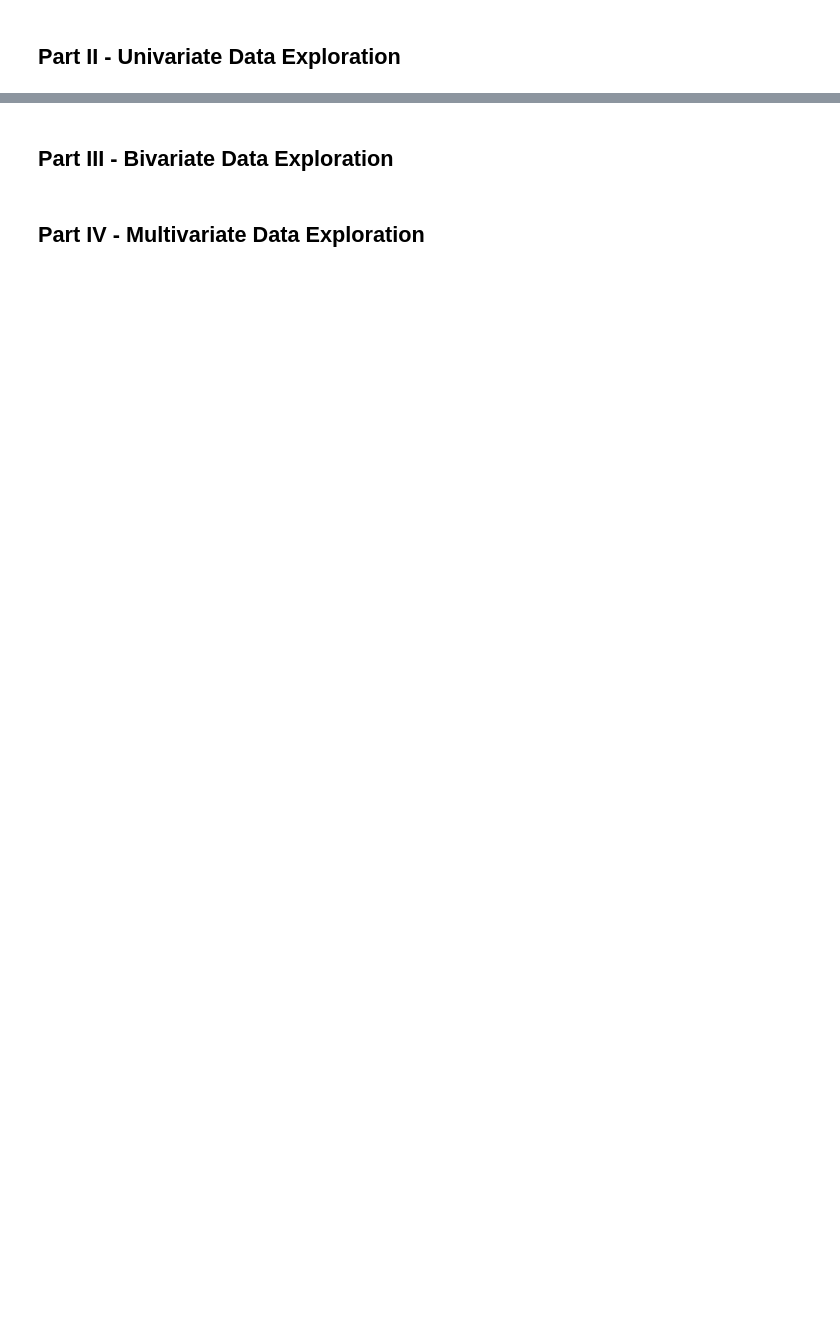
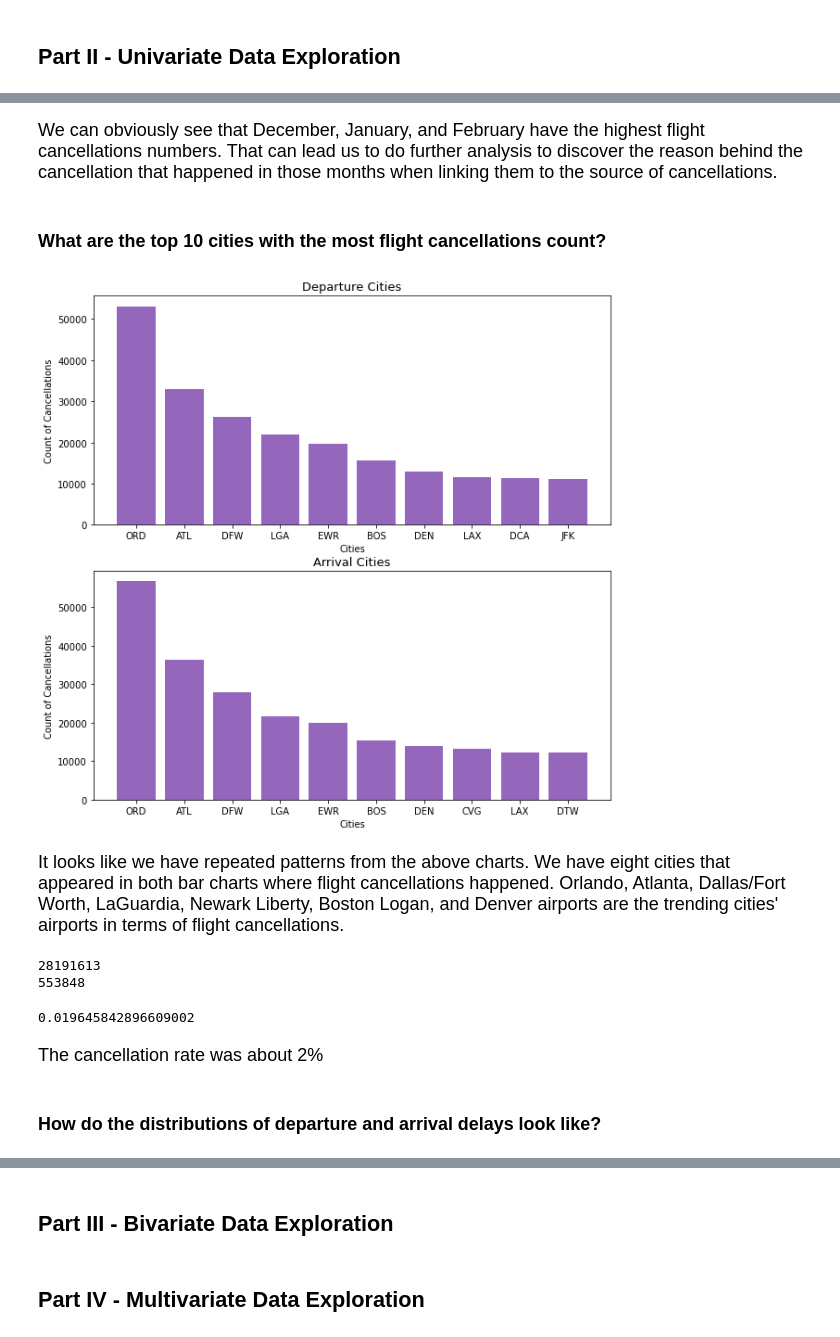
Before and after one commit to mozaini/Visualization_Project, a Jupyter notebook: exploration_template.ipynb, the cells around one changed output, grey strips where cells are left out. Cells and saved outputs as stored; diff of their text form; code cells hidden in the pictures; blank space fills up the shorter version.

```diff
--- a/exploration_template.ipynb
+++ b/exploration_template.ipynb
@@ -89,0 +185,40 @@ memory usage: 6.4+ GB
+# %% [markdown]
+<p style="font-size:18px">We can obviously see that December, January, and February have the highest flight cancellations numbers. That can lead us to do further analysis to discover the reason behind the cancellation that happened in those months when linking them to the source of cancellations.</p>
+# %% [markdown]
+### What are the top 10 cities with the most flight cancellations count?
+# %%
+dest = sub_df.Dest.value_counts().head(10)
+dep_city = sub_df.Origin.value_counts().head(10)
+# plt.hist(data = flight_df , x = 'ArrTime', bins = 30);
+plt.figure(figsize = [10, 10])
+
+plt.subplot(2, 1, 1)
+plt.bar(x = dep_city.index, height = dep_city.values,color = color_base);
+plt.title('Departure Cities', fontsize =13)
+plt.ylabel('Count of Cancellations')
+plt.xlabel('Cities')
+
+plt.subplot(2, 1, 2)
+plt.bar(x = dest.index, height = dest.values, color = color_base);
+
+plt.title('Arrival Cities', fontsize =13)
+plt.xlabel('Cities')
+plt.ylabel('Count of Cancellations');
+# %% [output]
+[figure, added]
+# %% [markdown]
+<p style="font-size:18px">It looks like we have repeated patterns from the above charts. We have eight cities that appeared in both bar charts where flight cancellations happened. Orlando, Atlanta, Dallas/Fort Worth, LaGuardia, Newark Liberty, Boston Logan, and Denver airports are the trending cities' airports in terms of flight cancellations. </p>
+# %%
+print(flight_df.CancellationCode.isna().sum())
+print(flight_df[flight_df.CancellationCode.isna()==False].CancellationCode.count())
+# %% [output]
+28191613
+553848
+# %%
+553848/28191613
+# %% [output]
+0.019645842896609002
+# %% [markdown]
+<p style="font-size:18px">The cancellation rate was about 2%</p>
+# %% [markdown]
+### How do the distributions of departure and arrival delays look like?
```
Also changed, not shown: parts of 18 cells of this notebook.
